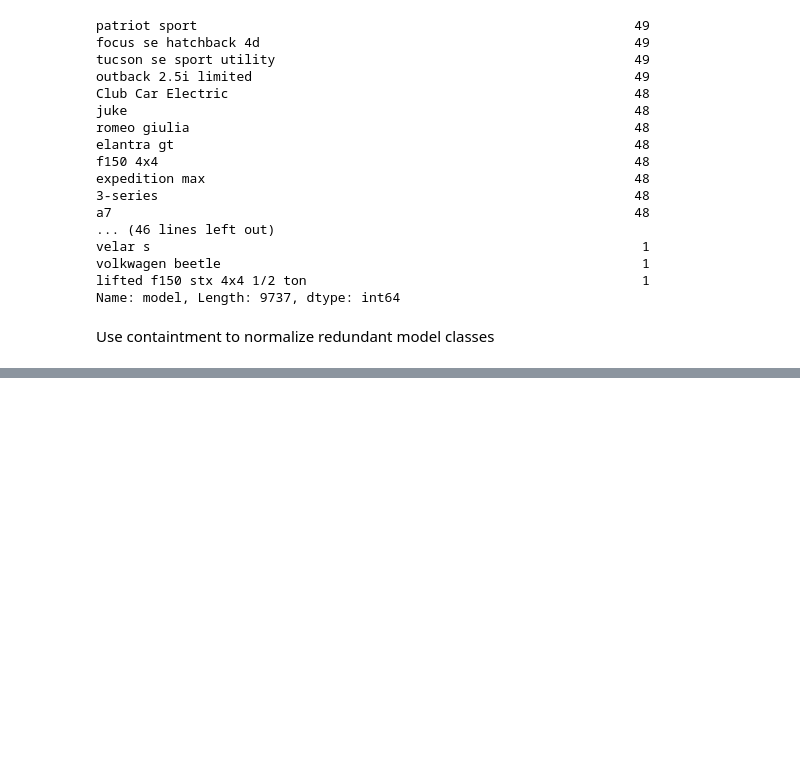
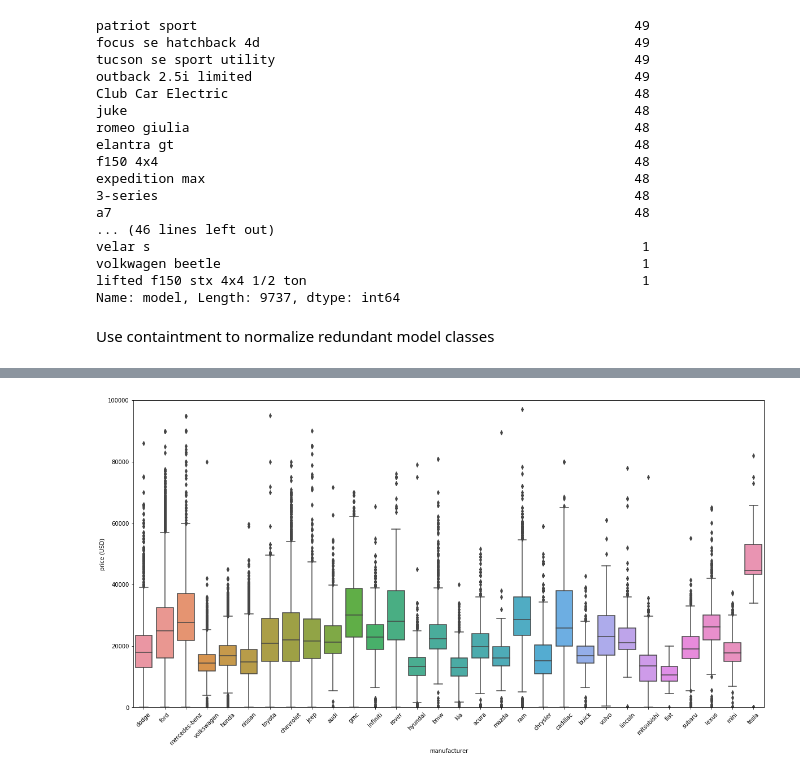
Before and after one commit to dericatienza/udacity-mlnd-capstone-project, a Jupyter notebook: data_exploration.ipynb, the cells around one changed output, grey strips where cells are left out. Cells and saved outputs as stored; diff of their text form; code cells hidden in the pictures; blank space fills up the shorter version.

Commit message:
Data visualization complete

```diff
--- a/data_exploration.ipynb
+++ b/data_exploration.ipynb
@@ -68,5 +62,7 @@ df.head()
 # %%
 df.to_csv(os.path.join(data_dir, 'vehicles_filtered.csv'), index=False)
+# %%
+df = pd.read_csv(os.path.join(data_dir, 'vehicles_filtered.csv'))
 # %%
 print(df.shape[0])
 df['year'].value_counts().plot(kind='bar')
@@ -246,0 +295,14 @@ clean_df.to_csv(os.path.join(data_dir, 'vehicles_clean.csv'), index=False)
+# %%
+trimmed_df = pd.read_csv(os.path.join(data_dir, 'vehicles_trimmed.csv'))
+# %%
+def plot_correlation(df, feature, fig_size=(6.4, 4.8), ylim=(0, 1e5)):
+    plt.figure(figsize=fig_size)
+
+    sb.boxplot(data = df, x = feature, y = 'price')
+    plt.ylabel('price (USD)')
+    plt.ylim(ylim)
+    plt.xticks(rotation=45)
+# %%
+plot_correlation(trimmed_df, 'manufacturer', fig_size=(20,10))
+# %% [output]
+[figure, added]
```
Also changed, not shown: parts of 26 cells of this notebook.
